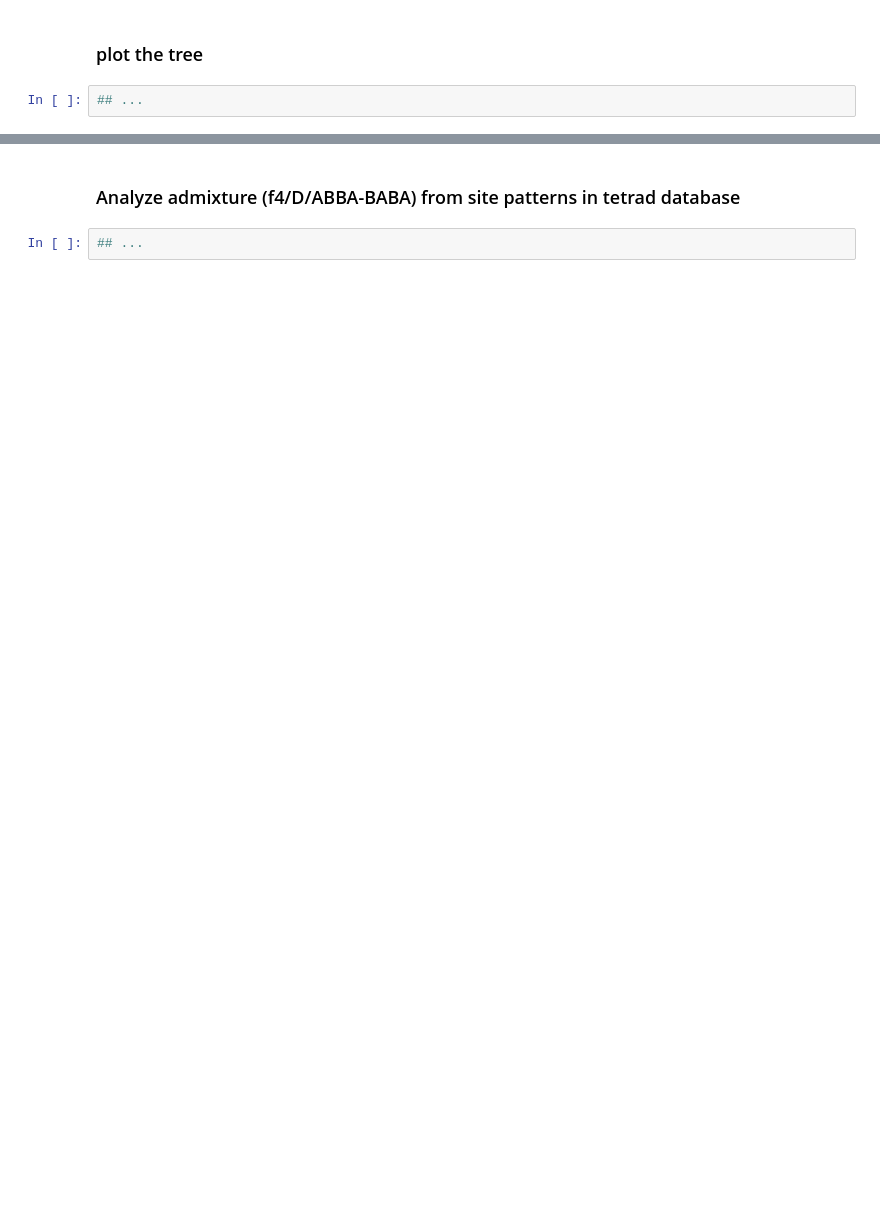
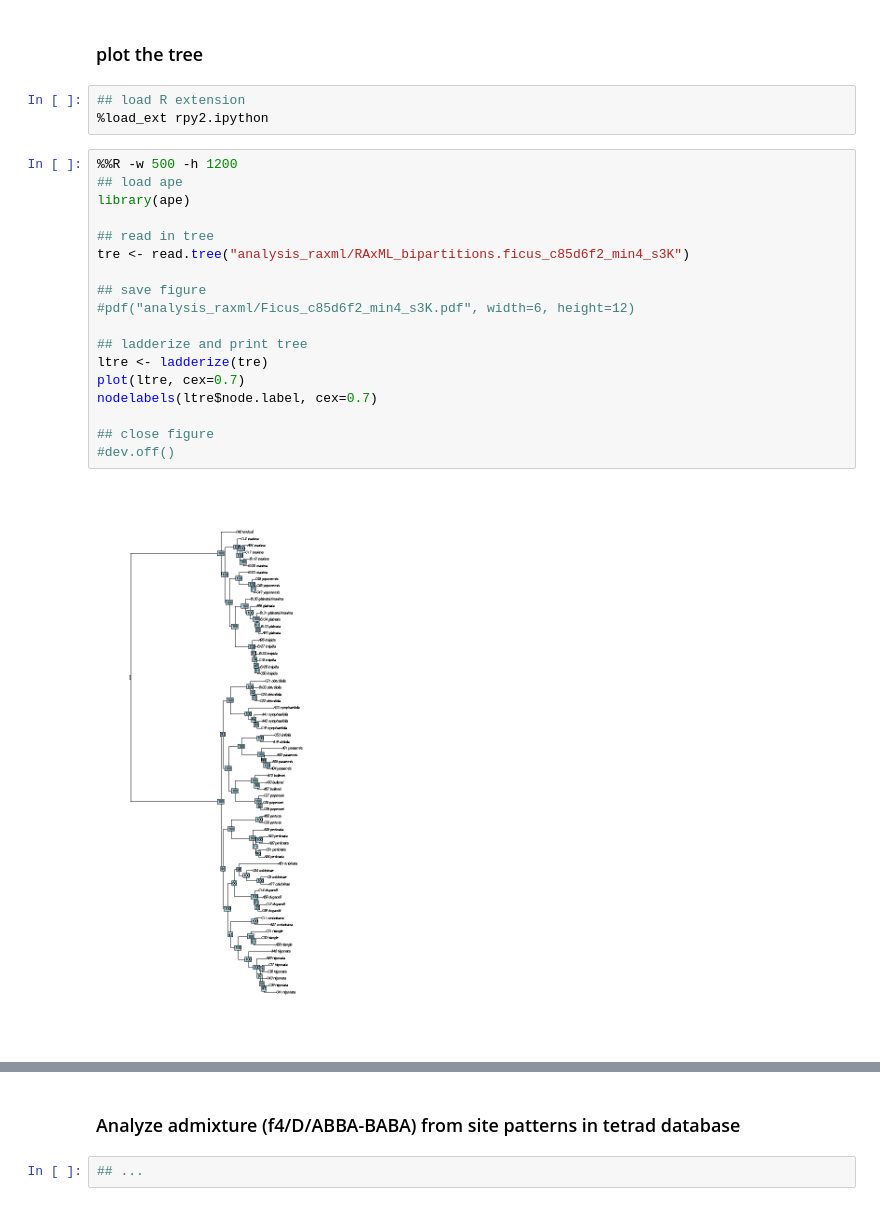
Before and after one commit to dereneaton/ficus-rad, a Jupyter notebook: Ficus_Jander_assembly.ipynb, the cells around one changed output, grey strips where cells are left out. Saved outputs shown, nothing was run; the diff lists cells and outputs as text; blank space fills up the shorter version.

```diff
--- a/Ficus_Jander_assembly.ipynb
+++ b/Ficus_Jander_assembly.ipynb
@@ -405,4 +423,25 @@ raxmlHPC-PTHREADS-AVX \
 # %% [markdown]
 ### plot the tree
-# %%
-## ...
+# %%
+## load R extension
+%load_ext rpy2.ipython
+# %%
+%%R -w 500 -h 1200
+## load ape
+library(ape)
+
+## read in tree
+tre <- read.tree("analysis_raxml/RAxML_bipartitions.ficus_c85d6f2_min4_s3K")
+
+## save figure
+#pdf("analysis_raxml/Ficus_c85d6f2_min4_s3K.pdf", width=6, height=12)
+
+## ladderize and print tree
+ltre <- ladderize(tre)
+plot(ltre, cex=0.7)
+nodelabels(ltre$node.label, cex=0.7)
+
+## close figure
+#dev.off()
+# %% [output]
+[figure, added]
```
Also changed, not shown: parts of 12 cells of this notebook, 1 other file.
